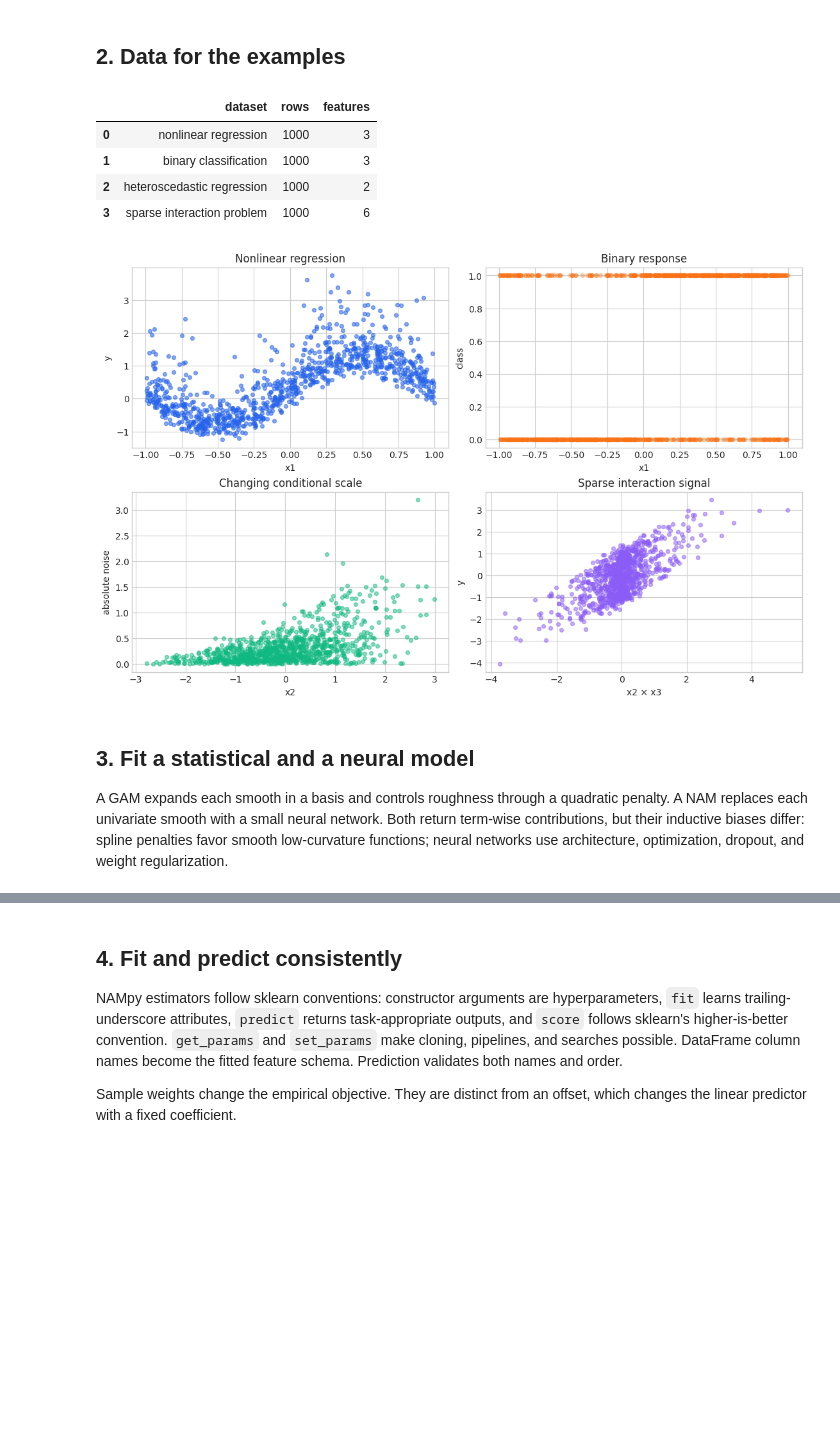
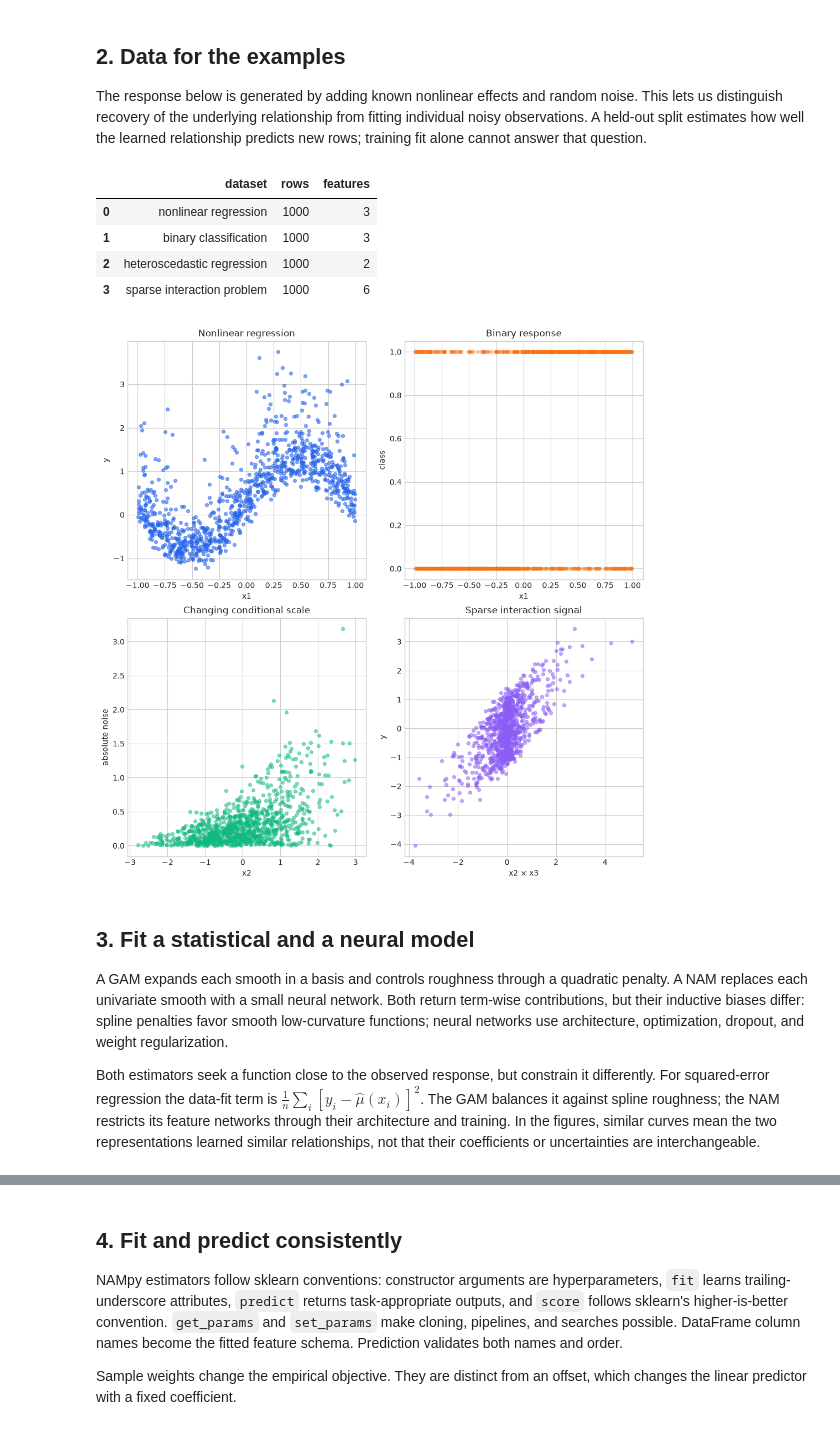
Before and after one commit to OpenTabular/NAMpy, a Jupyter notebook: docs/notebooks/01_getting_started.ipynb, the cells around one changed output, grey strips where cells are left out. Saved outputs shown, nothing was run; the diff lists cells and outputs as text; code cells hidden in the pictures; blank space fills up the shorter version.

Commit message:
docs: expand tutorials and figures with consistent site navigation

```diff
--- a/docs/notebooks/01_getting_started.ipynb
+++ b/docs/notebooks/01_getting_started.ipynb
@@ -17,5 +23,11 @@ concept page covers models with more than one parameter predictor.
 # %% [markdown]
 ## 2. Data for the examples
+
+The response below is generated by adding known nonlinear effects and
+random noise. This lets us distinguish recovery of the underlying relationship
+from fitting individual noisy observations. A held-out split estimates how
+well the learned relationship predicts new rows; training fit alone cannot
+answer that question.
 # %%
 from pathlib import Path
 import tempfile
@@ -90,19 +104,21 @@ pd.DataFrame(
 | 2 | heteroscedastic regression | 1000 | 2 |
 | 3 | sparse interaction problem | 1000 | 6 |
 # %%
-fig, axes = plt.subplots(2, 2, figsize=(11, 7), constrained_layout=True)
+fig, axes = plt.subplots(2, 2, figsize=(10, 10), constrained_layout=True)
 axes[0, 0].scatter(X["x1"], y_reg, s=18, alpha=0.55, color=COLORS[0])
 axes[0, 0].set(title="Nonlinear regression", xlabel="x1", ylabel="y")
 axes[0, 1].scatter(X["x1"], y_binary, s=18, alpha=0.35, color=COLORS[1])
 axes[0, 1].set(title="Binary response", xlabel="x1", ylabel="class")
 axes[1, 0].scatter(X["x2"], np.abs(y_hetero - np.sin(np.pi * x1)), s=18, alpha=0.5, color=COLORS[2])
 axes[1, 0].set(title="Changing conditional scale", xlabel="x2", ylabel="absolute noise")
 axes[1, 1].scatter(X_sparse["x2"] * X_sparse["x3"], y_sparse, s=18, alpha=0.5, color=COLORS[3])
 axes[1, 1].set(title="Sparse interaction signal", xlabel="x2 × x3", ylabel="y")
+for plot_axis in fig.axes:
+    plot_axis.set_box_aspect(1)
 plt.show()
 plt.close(fig)
 # %% [output]
-[figure, old version]
+[figure, new version]
 # %% [markdown]
 ## 3. Fit a statistical and a neural model
 
@@ -112,6 +128,14 @@ neural network. Both return term-wise contributions, but their inductive
 biases differ: spline penalties favor smooth low-curvature functions;
 neural networks use architecture, optimization, dropout, and weight
 regularization.
+
+Both estimators seek a function close to the observed response, but constrain
+it differently. For squared-error regression the data-fit term is
+$\frac{1}{n}\sum_i[y_i-\hat\mu(x_i)]^2$. The GAM balances it against spline
+roughness; the NAM restricts its feature networks through their architecture
+and training. In the figures, similar curves mean the two representations
+learned similar relationships, not that their coefficients or uncertainties
+are interchangeable.
 # %%
 from sklearn.model_selection import train_test_split
 from nampy.models import GAMRegressor, NAMRegressor
```
Also changed, not shown: parts of 24 cells of this notebook, 34 other files.
